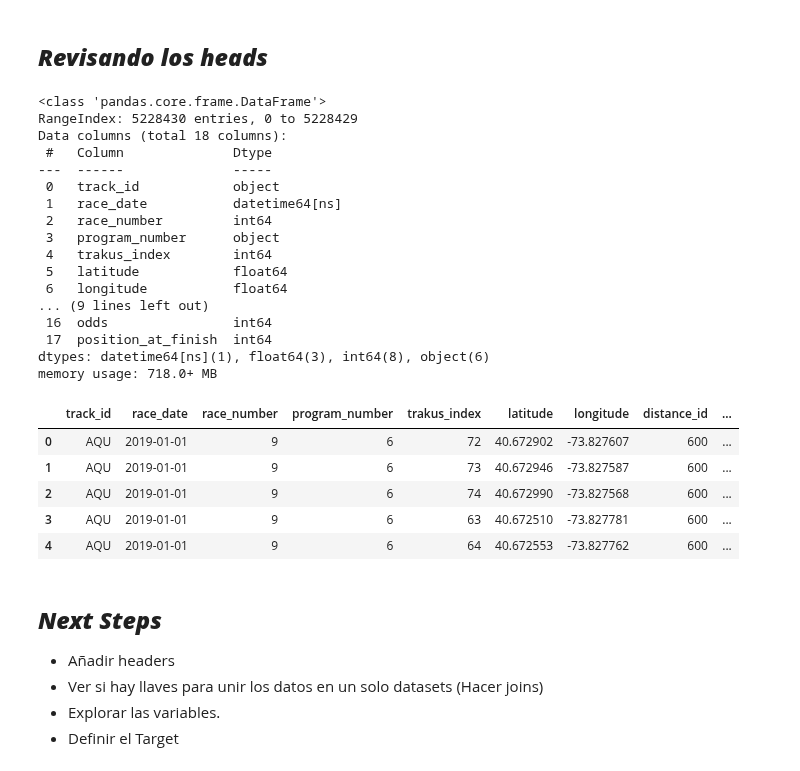
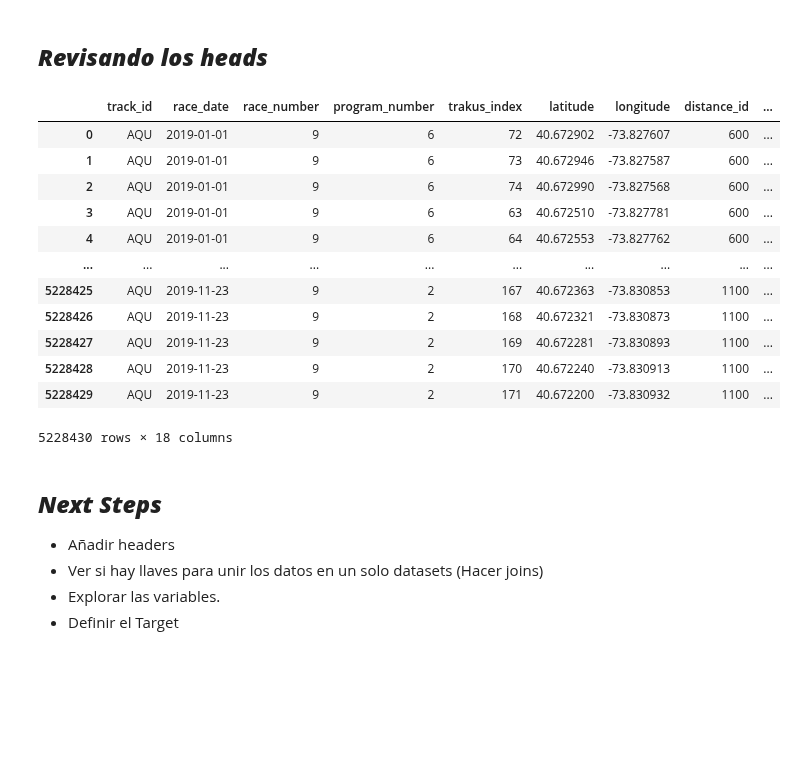
Before and after one commit to jsebastianquiroga/Big_Data-_Derby_2022_SI, a Jupyter notebook: Notebooks/Sistemas_Inteligentes.ipynb, the cells around one changed output. Saved outputs shown, nothing was run; the diff lists cells and outputs as text; code cells hidden in the pictures; blank space fills up the shorter version.

```diff
--- a/Notebooks/Sistemas_Inteligentes.ipynb
+++ b/Notebooks/Sistemas_Inteligentes.ipynb
@@ -96,29 +123,18 @@ nyra_tracking  = pd.read_csv("nyra_tracking_table.csv")
 # %% [markdown]
 ## ***Revisando los heads***
 # %%
-nyra_2019.info()
-nyra_2019.head()
+nyra_2019['nyra_2019']
 # %% [output]
+|  | track_id | race_date | race_number | program_number | trakus_index | latitude | longitude | distance_id | ... |
+| 0 | AQU | 2019-01-01 | 9 | 6 | 72 | 40.672902 | -73.827607 | 600 | ... |
+| 1 | AQU | 2019-01-01 | 9 | 6 | 73 | 40.672946 | -73.827587 | 600 | ... |
+| 2 | AQU | 2019-01-01 | 9 | 6 | 74 | 40.672990 | -73.827568 | 600 | ... |
+| 3 | AQU | 2019-01-01 | 9 | 6 | 63 | 40.672510 | -73.827781 | 600 | ... |
+| 4 | AQU | 2019-01-01 | 9 | 6 | 64 | 40.672553 | -73.827762 | 600 | ... |
+| ... | ... | ... | ... | ... | ... | ... | ... | ... | ... |
+| 5228425 | AQU | 2019-11-23 | 9 | 2 | 167 | 40.672363 | -73.830853 | 1100 | ... |
+| 5228426 | AQU | 2019-11-23 | 9 | 2 | 168 | 40.672321 | -73.830873 | 1100 | ... |
+| 5228427 | AQU | 2019-11-23 | 9 | 2 | 169 | 40.672281 | -73.830893 | 1100 | ... |
+| 5228428 | AQU | 2019-11-23 | 9 | 2 | 170 | 40.672240 | -73.830913 | 1100 | ... |
+| 5228429 | AQU | 2019-11-23 | 9 | 2 | 171 | 40.672200 | -73.830932 | 1100 | ... |
-<class 'pandas.core.frame.DataFrame'>
-RangeIndex: 5228430 entries, 0 to 5228429
-Data columns (total 18 columns):
- #   Column              Dtype
----  ------              -----
- 0   track_id            object
- 1   race_date           datetime64[ns]
- 2   race_number         int64
- 3   program_number      object
- 4   trakus_index        int64
- 5   latitude            float64
- 6   longitude           float64
-... (9 lines left out)
- 16  odds                int64
- 17  position_at_finish  int64
-dtypes: datetime64[ns](1), float64(3), int64(8), object(6)
-memory usage: 718.0+ MB
+5228430 rows × 18 columns
-|  | track_id | race_date | race_number | program_number | trakus_index | latitude | longitude | distance_id | ... |
-| 0 | AQU | 2019-01-01 | 9 | 6 | 72 | 40.672902 | -73.827607 | 600 | ... |
-| 1 | AQU | 2019-01-01 | 9 | 6 | 73 | 40.672946 | -73.827587 | 600 | ... |
-| 2 | AQU | 2019-01-01 | 9 | 6 | 74 | 40.672990 | -73.827568 | 600 | ... |
-| 3 | AQU | 2019-01-01 | 9 | 6 | 63 | 40.672510 | -73.827781 | 600 | ... |
-| 4 | AQU | 2019-01-01 | 9 | 6 | 64 | 40.672553 | -73.827762 | 600 | ... |
```
Also changed, not shown: parts of 3 cells of this notebook.
